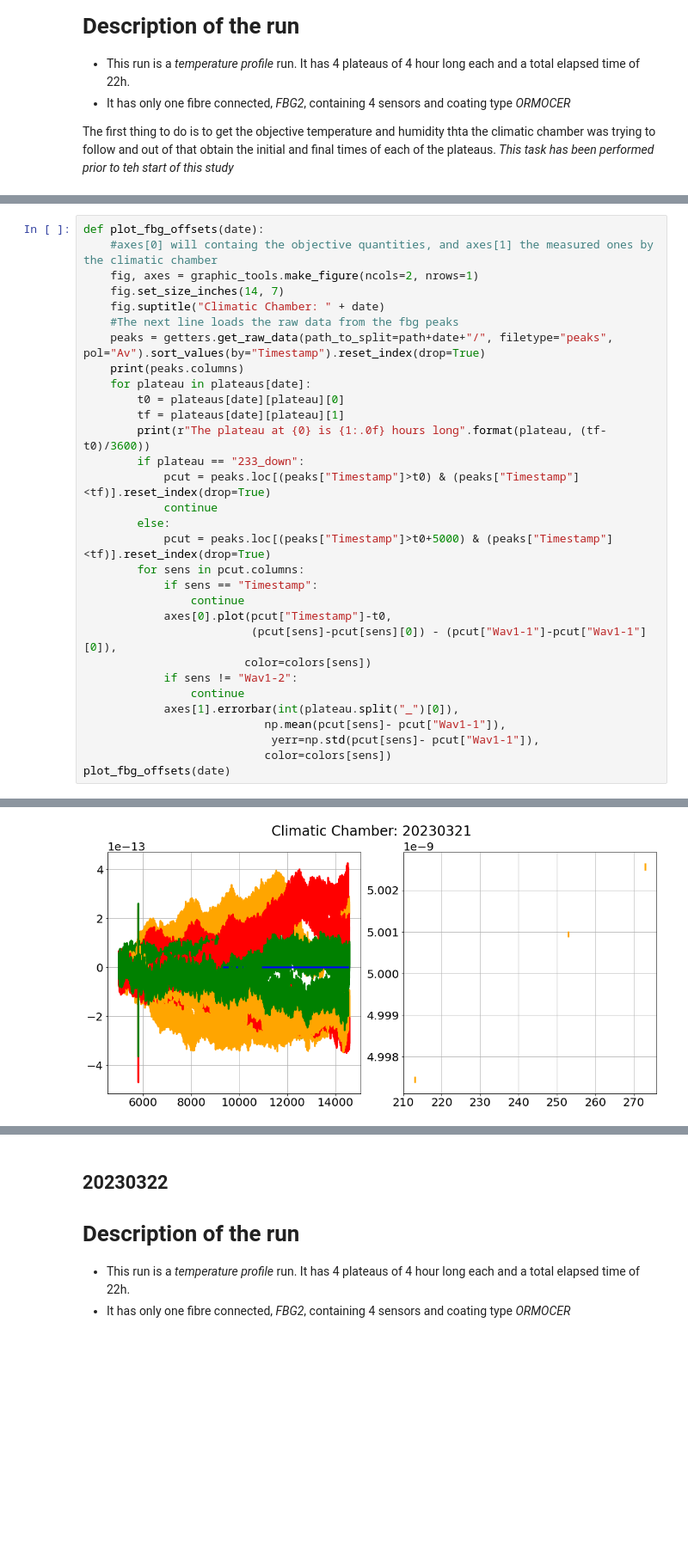
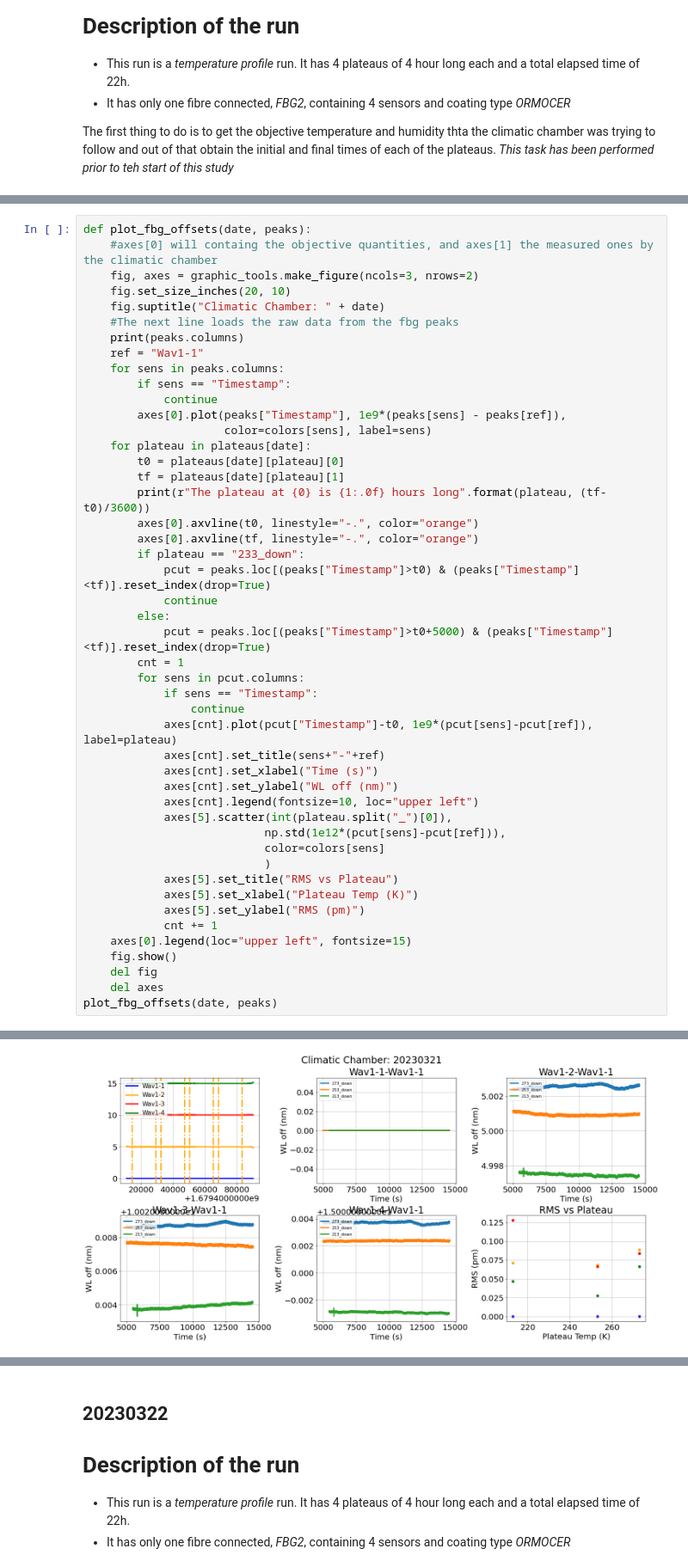
Before and after one commit to jcapo96/FBG_TMS, a Jupyter notebook: ana/march_runs/fbgs_characterisation.ipynb, the cells around one changed output, grey strips where cells are left out. Shown at 86% size. Cells and saved outputs as stored; diff of their text form; blank space fills up the shorter version.

```diff
--- a/ana/march_runs/fbgs_characterisation.ipynb
+++ b/ana/march_runs/fbgs_characterisation.ipynb
@@ -62,32 +84,48 @@ The plateau at 213_down is 4 hours long
 # %%
-def plot_fbg_offsets(date):
+def plot_fbg_offsets(date, peaks):
     #axes[0] will containg the objective quantities, and axes[1] the measured ones by the climatic chamber
-    fig, axes = graphic_tools.make_figure(ncols=2, nrows=1)
-    fig.set_size_inches(14, 7)
+    fig, axes = graphic_tools.make_figure(ncols=3, nrows=2)
+    fig.set_size_inches(20, 10)
     fig.suptitle("Climatic Chamber: " + date)
     #The next line loads the raw data from the fbg peaks
-    peaks = getters.get_raw_data(path_to_split=path+date+"/", filetype="peaks", pol="Av").sort_values(by="Timestamp").reset_index(drop=True)
     print(peaks.columns)
+    ref = "Wav1-1"
+    for sens in peaks.columns:
+        if sens == "Timestamp":
+            continue
+        axes[0].plot(peaks["Timestamp"], 1e9*(peaks[sens] - peaks[ref]),
+                     color=colors[sens], label=sens)
     for plateau in plateaus[date]:
         t0 = plateaus[date][plateau][0]
         tf = plateaus[date][plateau][1]
         print(r"The plateau at {0} is {1:.0f} hours long".format(plateau, (tf-t0)/3600))
+        axes[0].axvline(t0, linestyle="-.", color="orange")
+        axes[0].axvline(tf, linestyle="-.", color="orange")
         if plateau == "233_down":
             pcut = peaks.loc[(peaks["Timestamp"]>t0) & (peaks["Timestamp"]<tf)].reset_index(drop=True)
             continue
         else:
             pcut = peaks.loc[(peaks["Timestamp"]>t0+5000) & (peaks["Timestamp"]<tf)].reset_index(drop=True)
+        cnt = 1
         for sens in pcut.columns:
             if sens == "Timestamp":
                 continue
-            axes[0].plot(pcut["Timestamp"]-t0,
-                         (pcut[sens]-pcut[sens][0]) - (pcut["Wav1-1"]-pcut["Wav1-1"][0]),
-                        color=colors[sens])
-            if sens != "Wav1-2":
-                continue
-            axes[1].errorbar(int(plateau.split("_")[0]),
-                           np.mean(pcut[sens]- pcut["Wav1-1"]),
-                            yerr=np.std(pcut[sens]- pcut["Wav1-1"]),
-                           color=colors[sens])
-plot_fbg_offsets(date)
+            axes[cnt].plot(pcut["Timestamp"]-t0, 1e9*(pcut[sens]-pcut[ref]), label=plateau)
+            axes[cnt].set_title(sens+"-"+ref)
+            axes[cnt].set_xlabel("Time (s)")
+            axes[cnt].set_ylabel("WL off (nm)")
+            axes[cnt].legend(fontsize=10, loc="upper left")
+            axes[5].scatter(int(plateau.split("_")[0]),
+                           np.std(1e12*(pcut[sens]-pcut[ref])),
+                           color=colors[sens]
+                           )
+            axes[5].set_title("RMS vs Plateau")
+            axes[5].set_xlabel("Plateau Temp (K)")
+            axes[5].set_ylabel("RMS (pm)")
+            cnt += 1
+    axes[0].legend(loc="upper left", fontsize=15)
+    fig.show()
+    del fig
+    del axes
+plot_fbg_offsets(date, peaks)
 # %% [output]
@@ -100 +137 @@ The plateau at 213_down is 4 hours long
-[figure, old version]
+[figure, new version]
```
Also changed, not shown: parts of 25 cells of this notebook, 2 other files.
